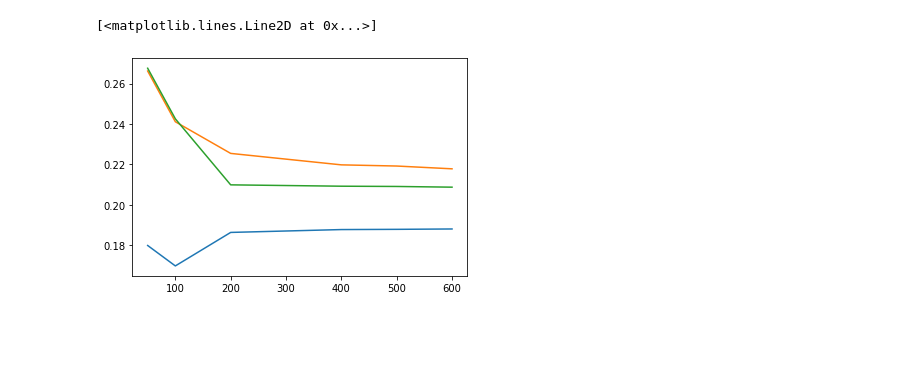
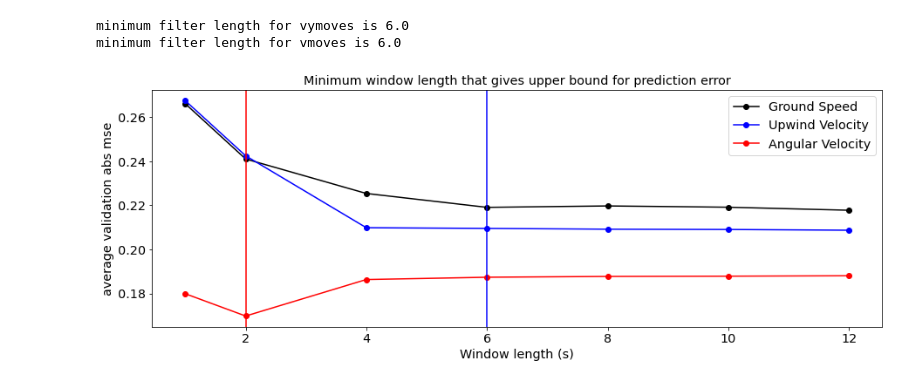
Before and after one commit to davidfox87/neuro_encoding_models, a Jupyter notebook: compareWindowLengthRMSE.ipynb, the cells around one changed output. Cells and saved outputs as stored; diff of their text form; code cells hidden in the pictures; blank space fills up the shorter version.

```diff
--- a/compareWindowLengthRMSE.ipynb
+++ b/compareWindowLengthRMSE.ipynb
@@ -55,13 +53,37 @@ vmoves = pickle.load(pkl_file)
 
 pkl_file = open('/content/gdrive/My Drive/' + 'vymoves' + '_filter.pkl', 'rb')
 vymoves = pickle.load(pkl_file)
-# %%
-plt.plot(np.abs(angvturns['window_length_mse']))
-plt.plot(np.abs(vmoves['window_length_mse']))
-plt.plot(np.abs(vymoves['window_length_mse']))
-# %% [output]
-[<matplotlib.lines.Line2D at 0x...>]
-[figure, removed]
+# %%
+print('minimum filter length for vymoves is {}'.format(vymoves['optimal_model_param']['window_length']/50))
+print('minimum filter length for vmoves is {}'.format(vmoves['optimal_model_param']['window_length']/50))
+# %% [output]
+minimum filter length for vymoves is 6.0
+minimum filter length for vmoves is 6.0
+# %%
+plt.rcParams['figure.figsize'] = [20, 10]
+plt.rcParams['xtick.labelsize']=16
+plt.rcParams['ytick.labelsize']=16
+params = {'legend.fontsize': 'x-large',
+          'figure.figsize': (15, 5),
+         'axes.labelsize': 'x-large',
+         'axes.titlesize':'x-large',
+         'xtick.labelsize':'x-large',
+         'ytick.labelsize':'x-large'}
+plt.rcParams.update(params)
+
+plt.plot(vmoves['window_length']['window_length']/50, np.abs(vmoves['window_length']['rmse']), '-ok', label='Ground Speed')
+plt.plot(vymoves['window_length']['window_length']/50, np.abs(vymoves['window_length']['rmse']), '-ob', label='Upwind Velocity')
+plt.plot(angvturns['window_length']['window_length']/50, np.abs(angvturns['window_length']['rmse']), '-or', label='Angular Velocity')
+plt.axvline(x=6, color='b')
+plt.axvline(x=2, color='r')
+plt.legend()
+plt.ylabel('average validation abs mse')
+plt.xlabel('Window length (s)')
+plt.title('Minimum window length that gives upper bound for prediction error')
+
+plt.savefig('/content/gdrive/My Drive/behavior_window_lengths.png', dpi=300)
+# %% [output]
+[figure, added]
 # %%
 pkl_file = open('/content/gdrive/My Drive/' + 'orn' + '_filter.pkl', 'rb')
 orn = pickle.load(pkl_file)
```
Also changed, not shown: parts of 7 cells of this notebook.
